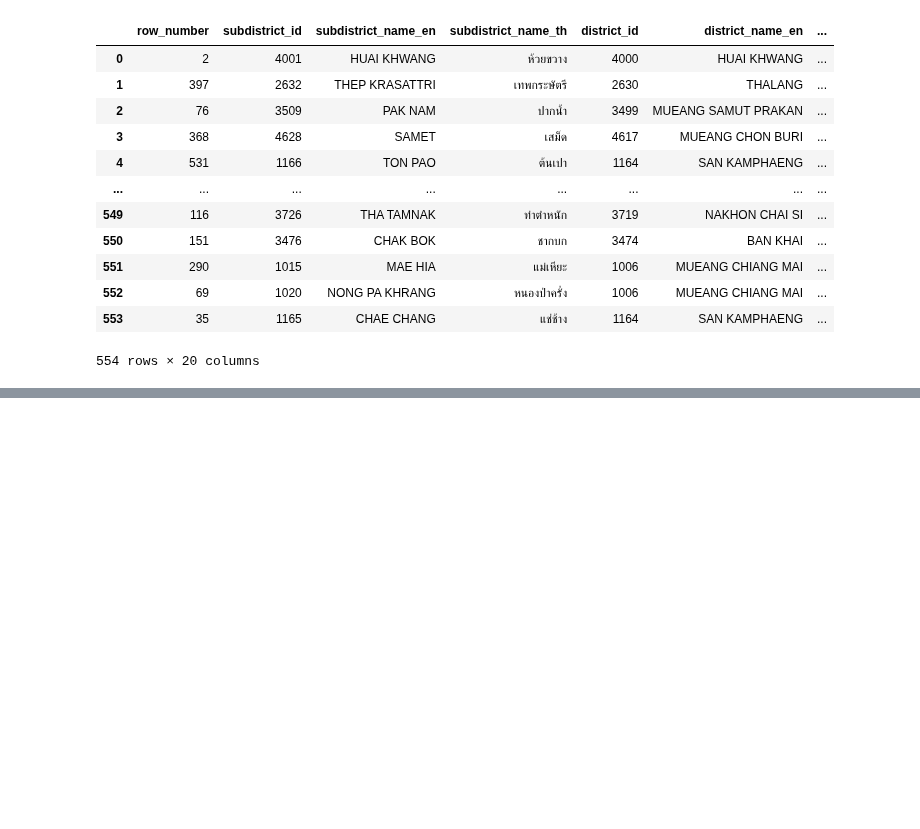
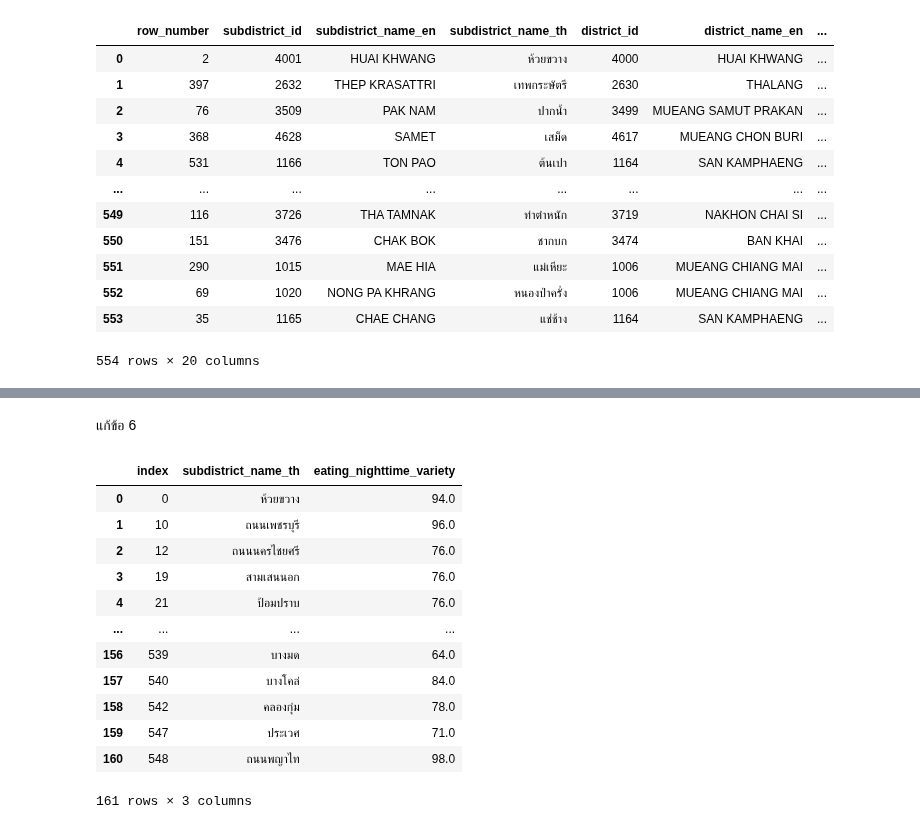
Before and after one commit to sucheerarighthere/BasicProg_DataViz65, a Jupyter notebook: midterm65.ipynb, the cells around one changed output, grey strips where cells are left out. Cells and saved outputs as stored; diff of their text form; code cells hidden in the pictures; blank space fills up the shorter version.

```diff
--- a/midterm65.ipynb
+++ b/midterm65.ipynb
@@ -284,0 +289,19 @@ pd.merge(eat1,eat2)
+# %% [markdown]
+แก้ข้อ 6
+# %%
+bnknight = missingouteat[missingouteat['province_name_th']=='กรุงเทพมหานคร'][['subdistrict_name_th','eating_nighttime_variety']].reset_index()
+bnknight
+# %% [output]
+|  | index | subdistrict_name_th | eating_nighttime_variety |
+| 0 | 0 | ห้วยขวาง | 94.0 |
+| 1 | 10 | ถนนเพชรบุรี | 96.0 |
+| 2 | 12 | ถนนนครไชยศรี | 76.0 |
+| 3 | 19 | สามเสนนอก | 76.0 |
+| 4 | 21 | ป้อมปราบ | 76.0 |
+| ... | ... | ... | ... |
+| 156 | 539 | บางมด | 64.0 |
+| 157 | 540 | บางโคล่ | 84.0 |
+| 158 | 542 | คลองกุ่ม | 78.0 |
+| 159 | 547 | ประเวศ | 71.0 |
+| 160 | 548 | ถนนพญาไท | 98.0 |
+161 rows × 3 columns
```
Also changed, not shown: parts of 13 cells of this notebook.
